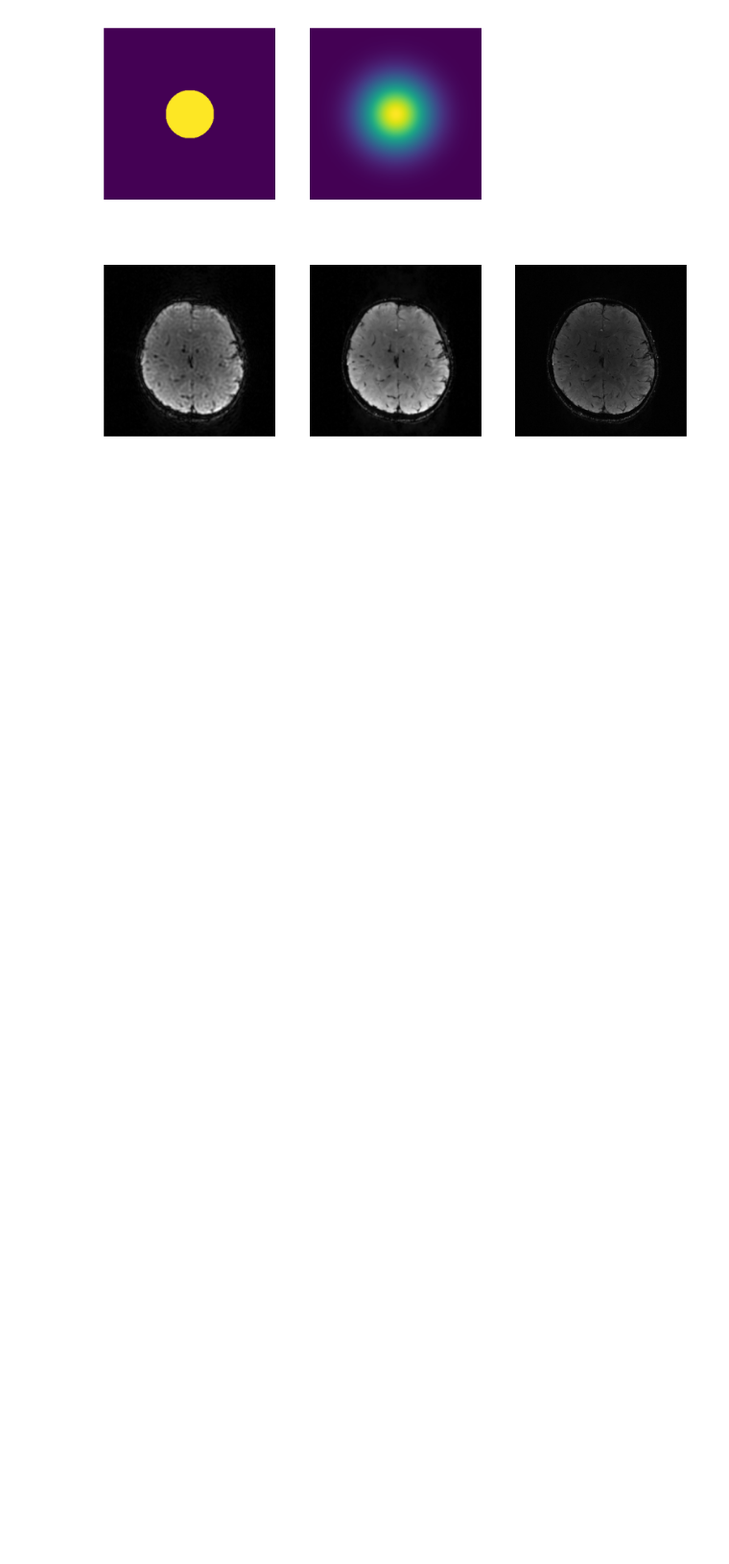
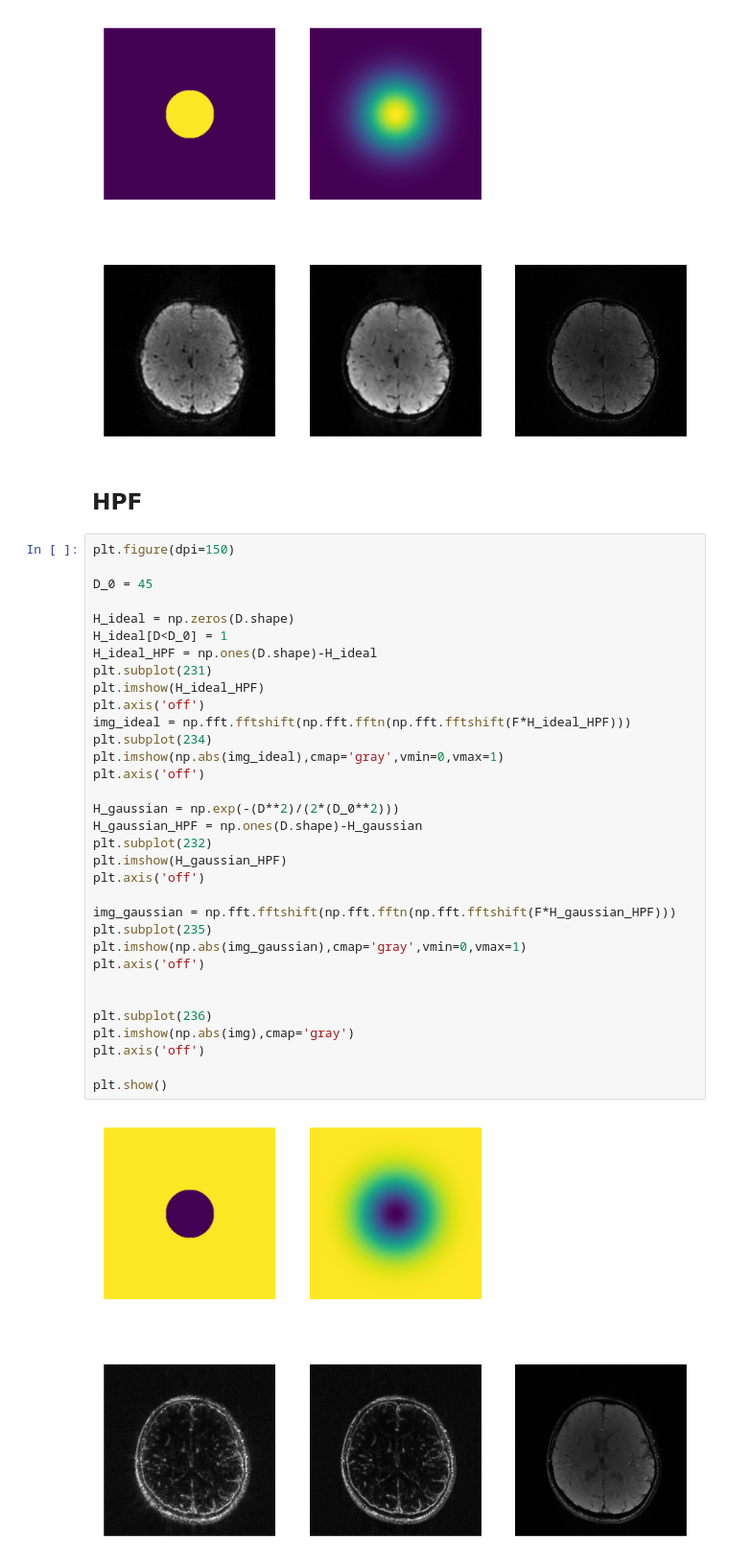
Before and after one commit to hufsaim/T10306201, a Jupyter notebook: advanced/Lab01_LPF_in_freq.ipynb, the cells around one changed output. Shown at 96% size. Drawn from its saved outputs; the diff is of its cells as text; blank space fills up the shorter version.

```diff
--- a/advanced/Lab01_LPF_in_freq.ipynb
+++ b/advanced/Lab01_LPF_in_freq.ipynb
@@ -79,3 +79,40 @@ plt.axis('off')
 plt.show()
 # %% [output]
 [figure]
+# %% [markdown]
+## HPF
+# %%
+plt.figure(dpi=150)
+
+D_0 = 45
+
+H_ideal = np.zeros(D.shape)
+H_ideal[D<D_0] = 1
+H_ideal_HPF = np.ones(D.shape)-H_ideal
+plt.subplot(231)
+plt.imshow(H_ideal_HPF)
+plt.axis('off')
+img_ideal = np.fft.fftshift(np.fft.fftn(np.fft.fftshift(F*H_ideal_HPF)))
+plt.subplot(234)
+plt.imshow(np.abs(img_ideal),cmap='gray',vmin=0,vmax=1)
+plt.axis('off')
+
+H_gaussian = np.exp(-(D**2)/(2*(D_0**2)))
+H_gaussian_HPF = np.ones(D.shape)-H_gaussian
+plt.subplot(232)
+plt.imshow(H_gaussian_HPF)
+plt.axis('off')
+
+img_gaussian = np.fft.fftshift(np.fft.fftn(np.fft.fftshift(F*H_gaussian_HPF)))
+plt.subplot(235)
+plt.imshow(np.abs(img_gaussian),cmap='gray',vmin=0,vmax=1)
+plt.axis('off')
+
+
+plt.subplot(236)
+plt.imshow(np.abs(img),cmap='gray')
+plt.axis('off')
+
+plt.show()
+# %% [output]
+[figure, added]
```
